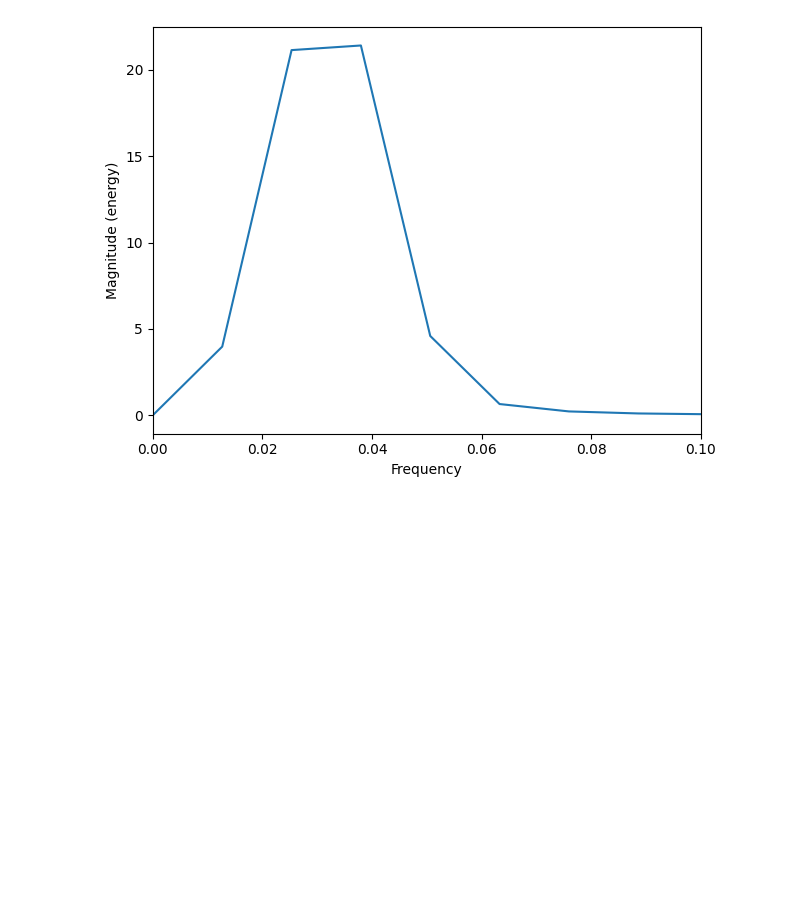
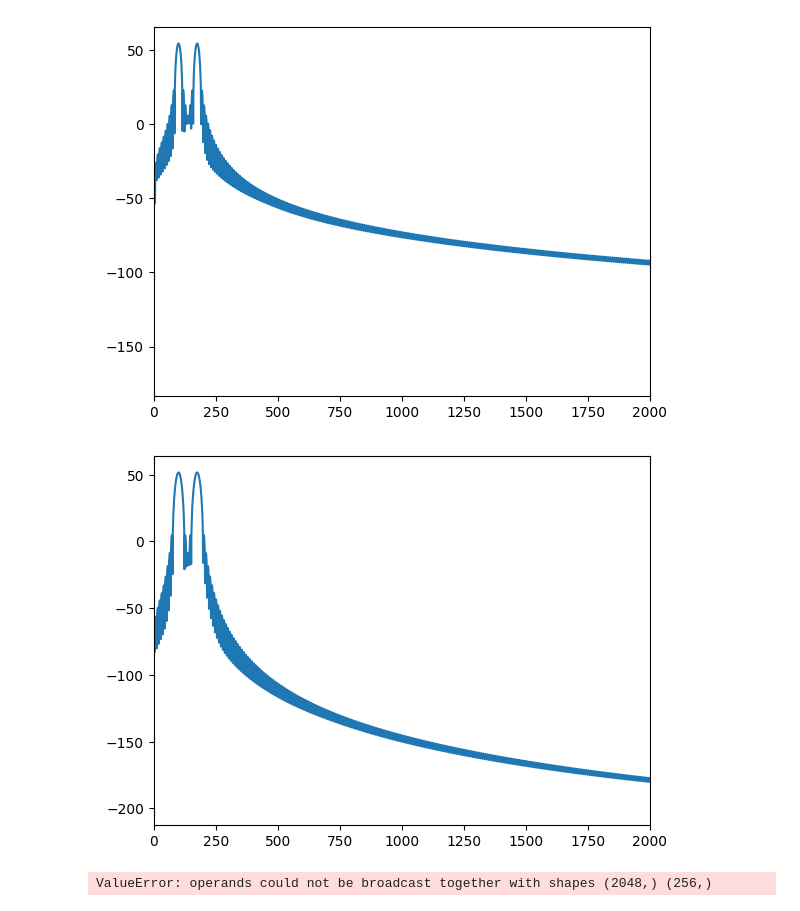
Before and after one commit to samsmith00/junior-IS, a Jupyter notebook: pythonScripts/spectralLeakage.ipynb, the cells around one changed output. Saved outputs shown, nothing was run; the diff lists cells and outputs as text; code cells hidden in the pictures; blank space fills up the shorter version.

```diff
--- a/pythonScripts/spectralLeakage.ipynb
+++ b/pythonScripts/spectralLeakage.ipynb
@@ -30,0 +31,8 @@ plt.plot(x2, y2)
+# %%
+# composition wave
+x2 = np.linspace(0, 125*np.pi, 2048)
+y2 = np.cos(0.2*x2) + np.cos(0.35*x2)
+
+y2 *= np.hanning(len(x2))
+
+plt.plot(x2, y2)
@@ -31,7 +42,53 @@ plt.plot(x2, y2)
 # %%
-freqs, mags, _ = plt.magnitude_spectrum(y2, window=None)
-plt.xlim(0, 0.1)  # adjust this upper limit to taste
-plt.tight_layout()
+
+
+N_fft = len(x2) * 8
+
+window_signal = y2 * np.hanning(len(x2))
+
+fft_vals_no_win = np.fft.fft(y2, n=N_fft)
+fft_vals_win = np.fft.fft(window_signal, n=N_fft)
+
+
+no_window_db = 20 * np.log10(np.abs(fft_vals_no_win[:N_fft//2]) + 1e-10)
+window_db = 20 * np.log10(np.abs(fft_vals_win)[:N_fft//2] + 1e-10)
+
+
+
+plt.plot(no_window_db)
+plt.xlim(0, 2000)
 plt.show()
+
+plt.plot(window_db)
+plt.xlim(0, 2000)
+plt.show()
+
+
+
+
+
+
+# freqs, mags, _ = plt.magnitude_spectrum(y2, window=None, scale='dB')
+# plt.xlim(0, 0.1)  # adjust this upper limit to taste
+# plt.tight_layout()
+# plt.show()
 # %% [output]
-[figure, old version]
+[figure, new version]
+[figure, added]
+# %%
+
+window_size = int(len(x2) / 8)
+hanning_window = np.zeros(int(window_size / 8))
+
+idx = np.arange(window_size)
+
+def hannWindowFunc(n):
+    return (np.sin((np.pi * n) / (window_size - 1)))**2
+
+#hanning_window =
+
+window_wave = y2 * np.hanning(window_size)
+
+plt.plot(x2, window_wave)
+# %% [output]
+ValueError: operands could not be broadcast together with shapes (2048,) (256,)
```
Also changed, not shown: parts of 5 cells of this notebook, 9 other files.
